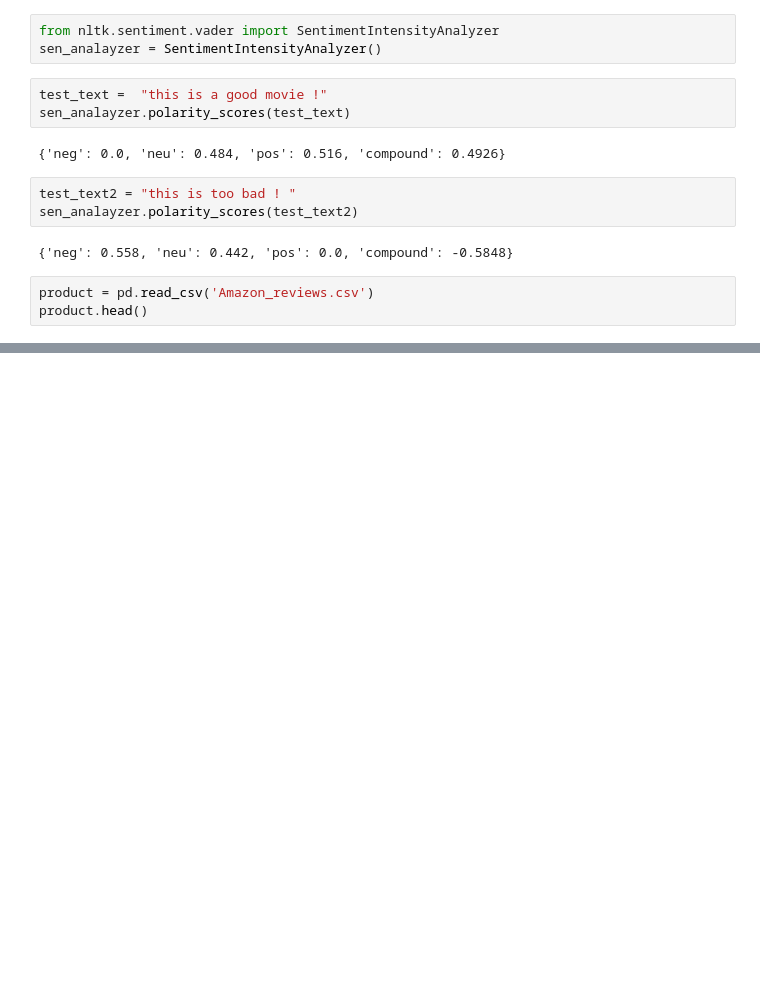
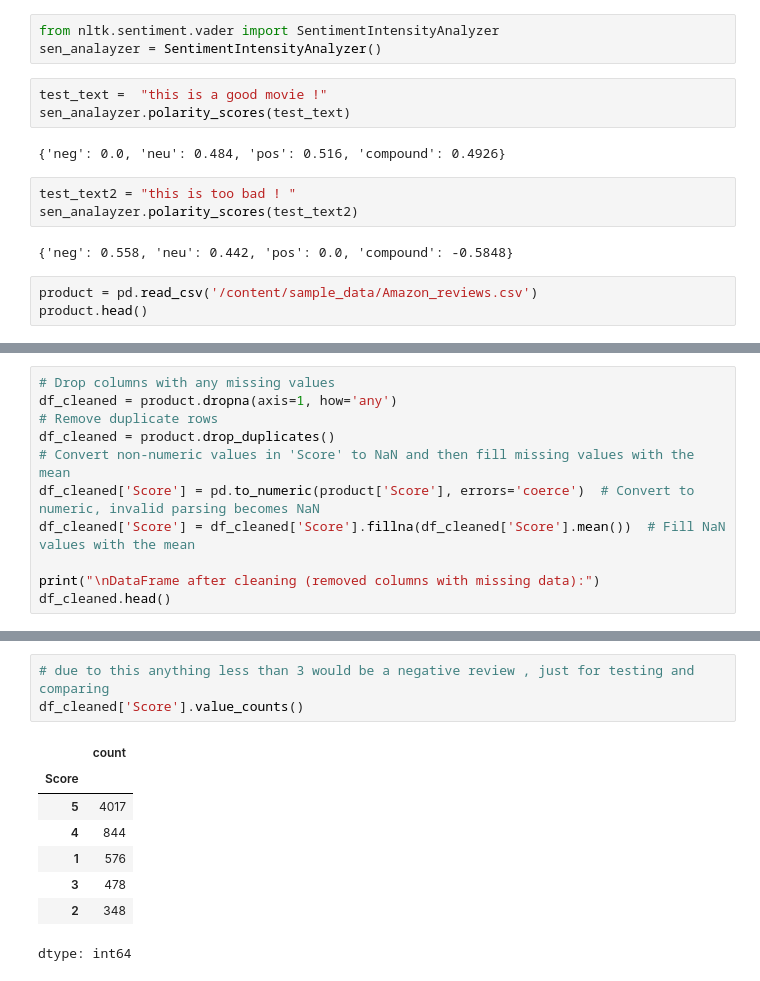
Before and after one commit to houimliraed/amazon_review_classification, a Jupyter notebook: amazon_review_classification.ipynb, the cells around one changed output, grey strips where cells are left out. Drawn from its saved outputs; the diff is of its cells as text; blank space fills up the shorter version.

Commit message:
cleaned data and tested scores

```diff
--- a/amazon_review_classification.ipynb
+++ b/amazon_review_classification.ipynb
@@ -30,7 +30,7 @@ sen_analayzer.polarity_scores(test_text2)
 # %% [output]
 {'neg': 0.558, 'neu': 0.442, 'pos': 0.0, 'compound': -0.5848}
 # %%
-product = pd.read_csv('Amazon_reviews.csv')
+product = pd.read_csv('/content/sample_data/Amazon_reviews.csv')
 product.head()
 # %% [output]
 |  | Id | ProductId | UserId | ProfileName | HelpfulnessNumerator | HelpfulnessDenominator | Score | ... |
@@ -41,0 +57,11 @@ product.head()
+# %%
+# Drop columns with any missing values
+df_cleaned = product.dropna(axis=1, how='any')
+# Remove duplicate rows
+df_cleaned = product.drop_duplicates()
+# Convert non-numeric values in 'Score' to NaN and then fill missing values with the mean
+df_cleaned['Score'] = pd.to_numeric(product['Score'], errors='coerce')  # Convert to numeric, invalid parsing becomes NaN
+df_cleaned['Score'] = df_cleaned['Score'].fillna(df_cleaned['Score'].mean())  # Fill NaN values with the mean
+
+print("\nDataFrame after cleaning (removed columns with missing data):")
+df_cleaned.head()
@@ -41,0 +76,12 @@ product.head()
+# %%
+# due to this anything less than 3 would be a negative review , just for testing and comparing
+df_cleaned['Score'].value_counts()
+# %% [output]
+|  | count |
+| Score |  |
+| 5 | 4017 |
+| 4 | 844 |
+| 1 | 576 |
+| 3 | 478 |
+| 2 | 348 |
+dtype: int64
```
Also changed, not shown: parts of 2 cells of this notebook.
